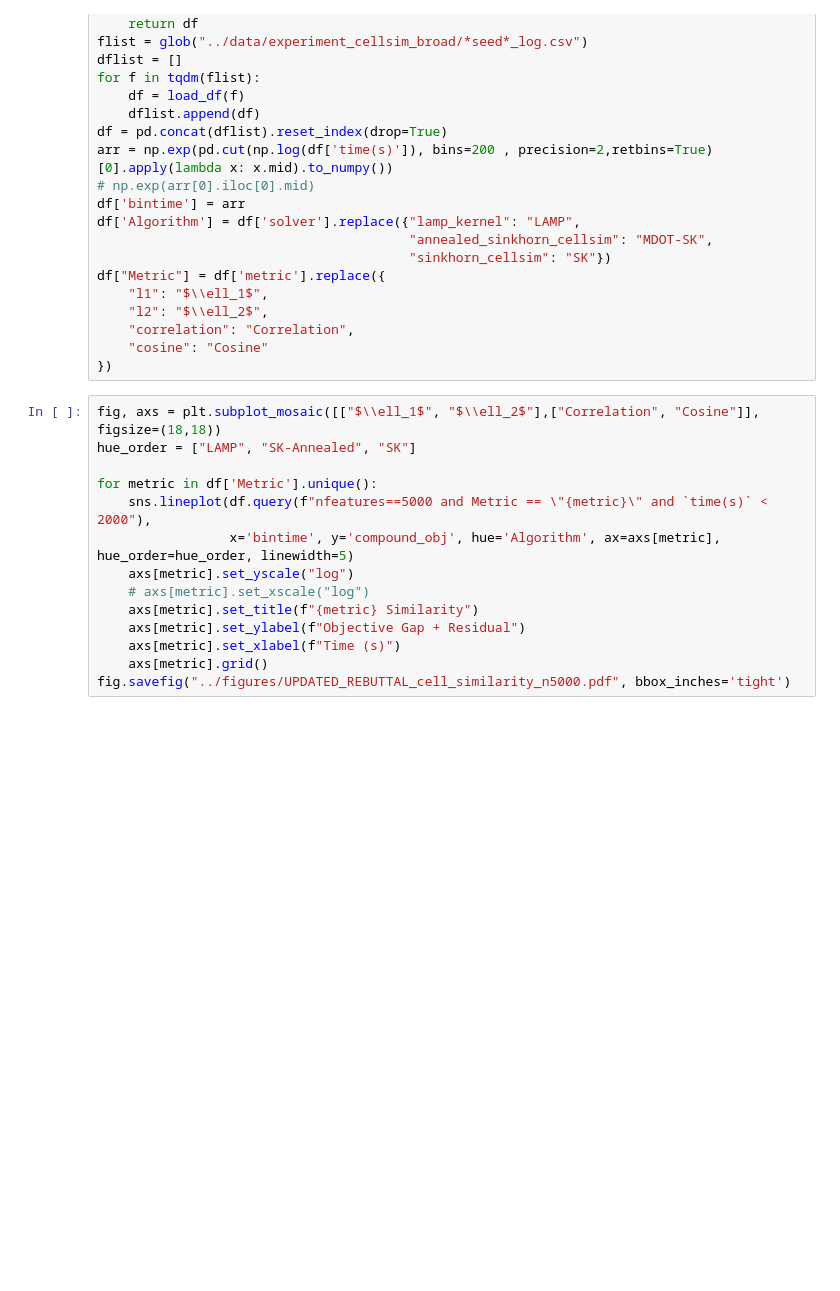
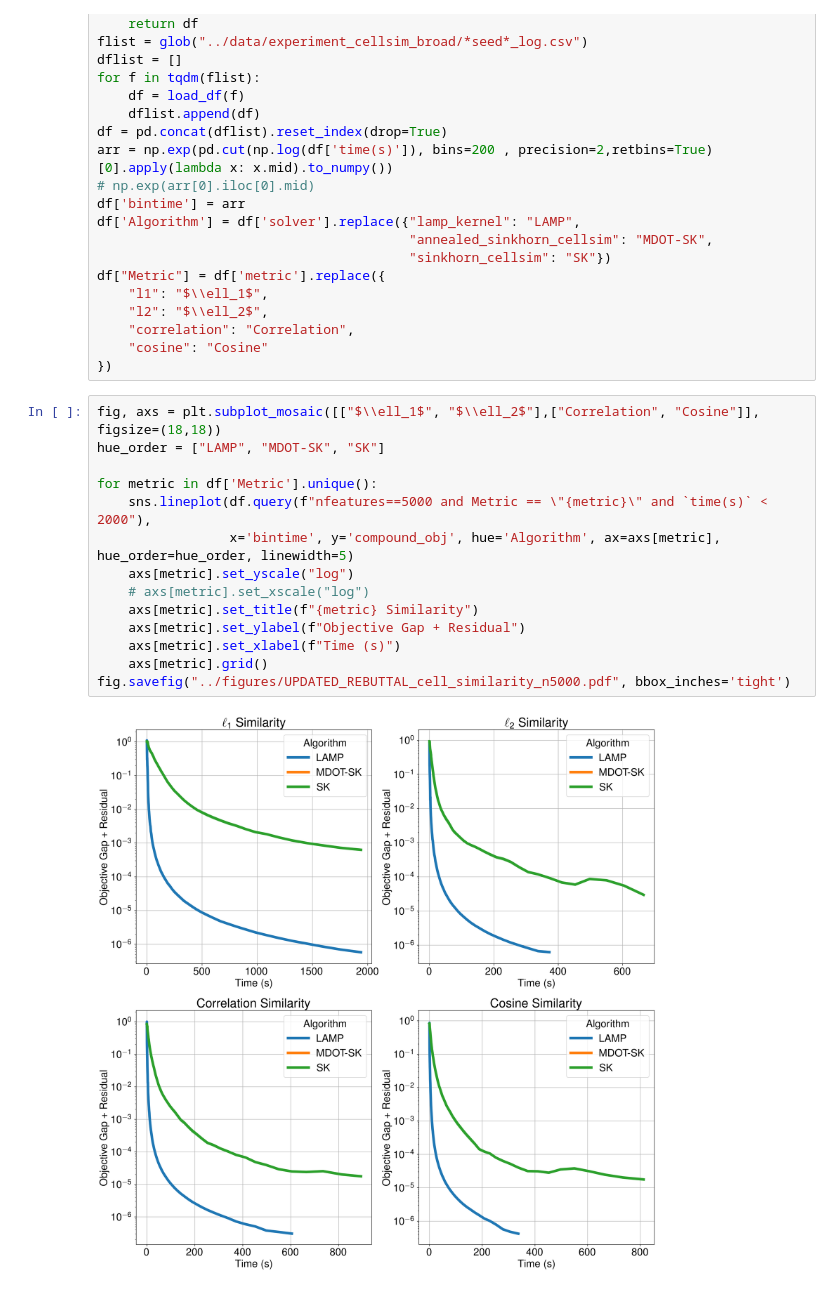
Before and after one commit to mxburns2022/CuDXG.jl, a Jupyter notebook: experiments/make_figures.ipynb, the cells around one changed output. Drawn from its saved outputs; the diff is of its cells as text; blank space fills up the shorter version.

```diff
--- a/experiments/make_figures.ipynb
+++ b/experiments/make_figures.ipynb
@@ -199,15 +199,17 @@ df["Metric"] = df['metric'].replace({
 })
 # %%
 fig, axs = plt.subplot_mosaic([["$\\ell_1$", "$\\ell_2$"],["Correlation", "Cosine"]], figsize=(18,18))
-hue_order = ["LAMP", "SK-Annealed", "SK"]
+hue_order = ["LAMP", "MDOT-SK", "SK"]
 
 for metric in df['Metric'].unique():
     sns.lineplot(df.query(f"nfeatures==5000 and Metric == \"{metric}\" and `time(s)` < 2000"),
                  x='bintime', y='compound_obj', hue='Algorithm', ax=axs[metric], hue_order=hue_order, linewidth=5)
     axs[metric].set_yscale("log")
     # axs[metric].set_xscale("log")
     axs[metric].set_title(f"{metric} Similarity")
     axs[metric].set_ylabel(f"Objective Gap + Residual")
     axs[metric].set_xlabel(f"Time (s)")
     axs[metric].grid()
 fig.savefig("../figures/UPDATED_REBUTTAL_cell_similarity_n5000.pdf", bbox_inches='tight')
+# %% [output]
+[figure, added]
```
Also changed, not shown: 1 other file.
